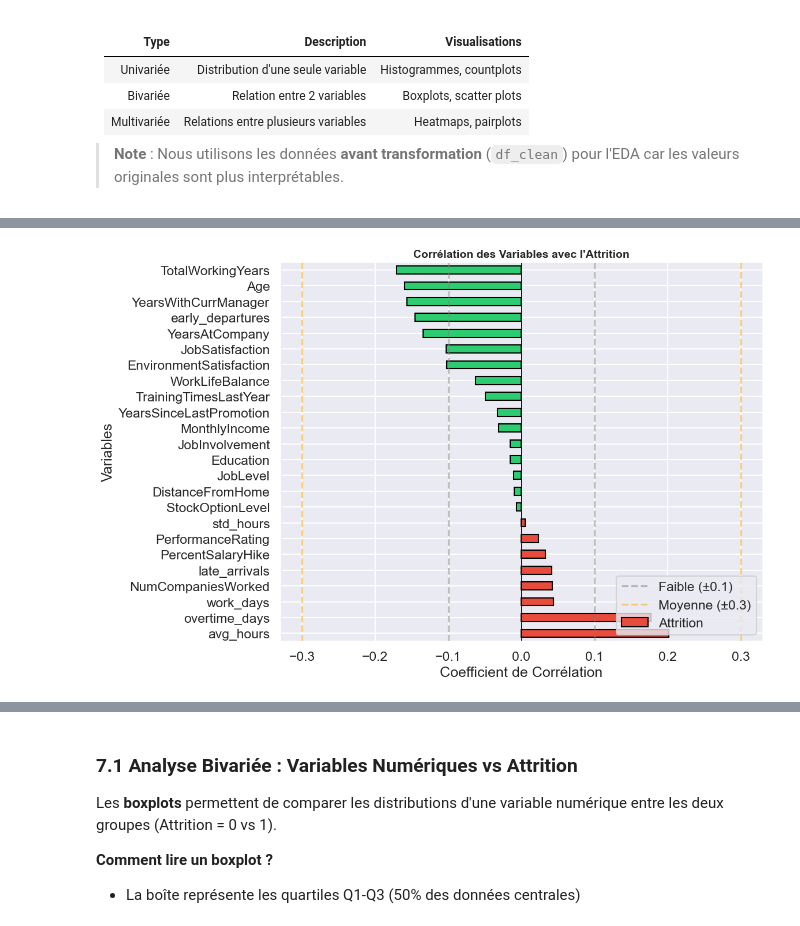
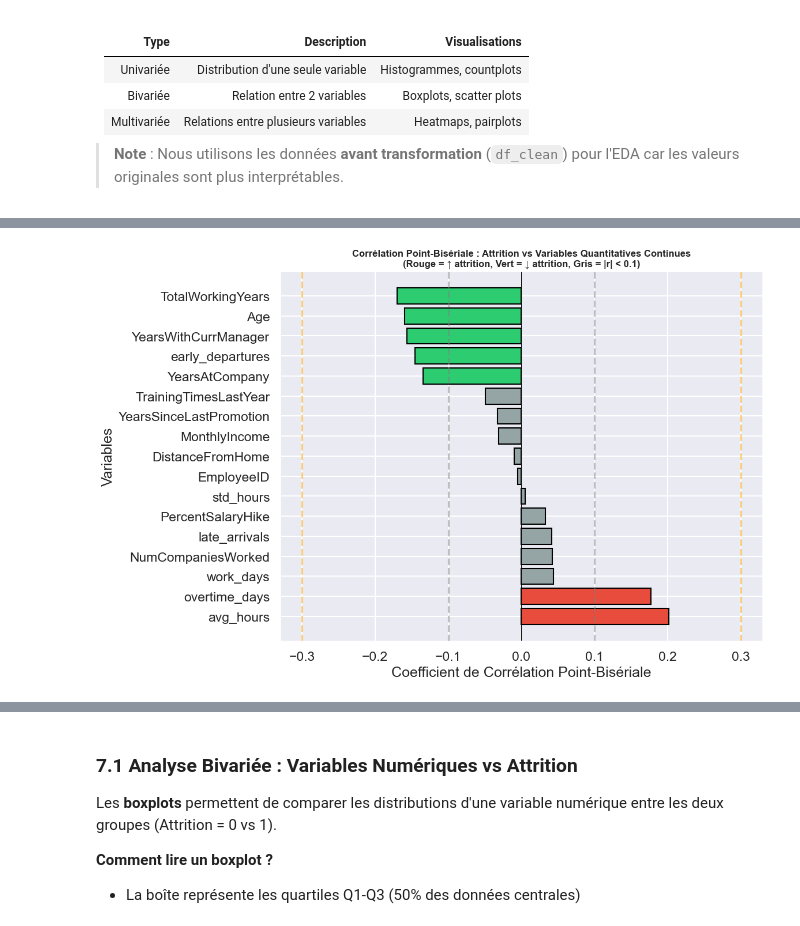
Before and after one commit to BenGuerre/cesia, a Jupyter notebook: main.ipynb, the cells around one changed output, grey strips where cells are left out. Cells and saved outputs as stored; diff of their text form; code cells hidden in the pictures.

```diff
--- a/main.ipynb
+++ b/main.ipynb
@@ -1474,35 +1476,91 @@ Name: Attrition, dtype: float64
 # %%
 # =============================================================================
-# CORRÉLATIONS SPÉCIFIQUES AVEC ATTRITION
+# PARTIE 2 : CORRÉLATION POINT-BISÉRIALE (Attrition vs Variables Quantitatives)
 # =============================================================================
 
-# Visualisation des corrélations avec Attrition (barplot horizontal)
+from scipy.stats import pointbiserialr
+
+print("=" * 60)
+print("CORRÉLATION POINT-BISÉRIALE")
+print("(Attrition [binaire] vs Variables quantitatives continues)")
+print("=" * 60)
+
+# Liste des variables catégorielles/ordinales à exclure
+categorical_vars = [
+    'Attrition',                # Variable cible (binaire)
+    'Education',                # Échelle ordinale 1-5
+    'JobLevel',                 # Échelle ordinale 1-5
+    'StockOptionLevel',         # Échelle ordinale 0-3
+    'EnvironmentSatisfaction',  # Échelle ordinale 1-4
+    'JobSatisfaction',          # Échelle ordinale 1-4
+    'WorkLifeBalance',          # Échelle ordinale 1-4
+    'JobInvolvement',           # Échelle ordinale 1-4
+    'PerformanceRating',        # Échelle ordinale 1-4
+    'RelationshipSatisfaction', # Échelle ordinale 1-4
+]
+
+# Sélection des variables quantitatives continues
+numeric_cols = df_clean.select_dtypes(include=[np.number]).columns.tolist()
+quantitative_cols = [col for col in numeric_cols if col not in categorical_vars]
+
+print(f"\n📊 Variables quantitatives continues analysées : {len(quantitative_cols)}")
+
+# Calcul de la corrélation point-bisériale pour chaque variable
+results = []
+for col in quantitative_cols:
+    valid_data = df_clean[[col, 'Attrition']].dropna()
+    if len(valid_data) > 0:
+        corr, pvalue = pointbiserialr(valid_data['Attrition'], valid_data[col])
+        results.append({
+            'Variable': col,
+            'Corrélation': corr,
+            'P-value': pvalue,
+            'Significatif (correlation ≥ 0.1)': '✓' if abs(corr) >= 0.1 else '✗'
+        })
+
+# Création du DataFrame des résultats
+corr_df = pd.DataFrame(results)
+corr_df = corr_df.sort_values('Corrélation', ascending=False)
+
+print("\n📊 Corrélations point-bisériales avec Attrition :")
+print("   (triées par valeur de corrélation)\n")
+print(corr_df.to_string(index=False))
+
+# Visualisation
 plt.figure(figsize=(12, 8))
 
-# Exclure Attrition de la liste
-attrition_corr_plot = attrition_corr.drop('Attrition')
+# Couleurs selon la force de la corrélation (seuil = 0.1)
+colors = []
+for _, row in corr_df.iterrows():
+    if abs(row['Corrélation']) < 0.1:
+        colors.append('#95a5a6')  # Gris si corrélation faible (< 0.1)
+    elif row['Corrélation'] > 0:
+        colors.append('#e74c3c')  # Rouge si positif
+    else:
+        colors.append('#2ecc71')  # Vert si négatif
 
-# Couleurs selon le signe
-colors = ['#e74c3c' if x > 0 else '#2ecc71' for x in attrition_corr_plot]
+plt.barh(range(len(corr_df)), corr_df['Corrélation'], color=colors, edgecolor='black')
+plt.yticks(range(len(corr_df)), corr_df['Variable'])
+plt.axvline(x=0, color='black', linewidth=0.8)
+plt.xlabel('Coefficient de Corrélation Point-Bisériale')
+plt.ylabel('Variables')
+plt.title('Corrélation Point-Bisériale : Attrition vs Variables Quantitatives Continues\n(Rouge = ↑ attrition, Vert = ↓ attrition, Gris = |r| < 0.1)',
+          fontsize=12, fontweight='bold')
 
-# Barplot
-attrition_corr_plot.plot(kind='barh', color=colors, edgecolor='black')
-plt.axvline(x=0, color='black', linewidth=0.8)
-plt.xlabel('Coefficient de Corrélation')
-plt.ylabel('Variables')
-plt.title('Corrélation des Variables avec l\'Attrition', fontsize=14, fontweight='bold')
-
-# Lignes de référence pour corrélations faibles/moyennes/fortes
-plt.axvline(x=0.1, color='gray', linestyle='--', alpha=0.5, label='Faible (±0.1)')
+# Lignes de référence
+plt.axvline(x=0.1, color='gray', linestyle='--', alpha=0.5)
 plt.axvline(x=-0.1, color='gray', linestyle='--', alpha=0.5)
-plt.axvline(x=0.3, color='orange', linestyle='--', alpha=0.5, label='Moyenne (±0.3)')
+plt.axvline(x=0.3, color='orange', linestyle='--', alpha=0.5)
 plt.axvline(x=-0.3, color='orange', linestyle='--', alpha=0.5)
 
-plt.legend(loc='lower right')
 plt.tight_layout()
 plt.show()
 
+# Résumé des variables avec corrélation notable
+notable_vars = corr_df[abs(corr_df['Corrélation']) >= 0.1]
+print(f"\n📈 Variables avec corrélation NOTABLE (|r| ≥ 0.1) : {len(notable_vars)}/{len(corr_df)}")
 print("\n💡 OBSERVATIONS CLÉS :")
-print("  - Variables avec corrélation POSITIVE : favorisent l'attrition")
-print("  - Variables avec corrélation NÉGATIVE : réduisent l'attrition")
+print("  - Corrélation POSITIVE : ces facteurs AUGMENTENT le risque d'attrition")
+print("  - Corrélation NÉGATIVE : ces facteurs RÉDUISENT le risque d'attrition")
+print("  - Variables en GRIS : corrélation faible (|r| < 0.1)")
 # %% [output]
@@ -1509 +1584 @@ print("  - Variables avec corrélation NÉGATIVE : réduisent l'attrition")
-[figure, old version]
+[figure, new version]
```
Also changed, not shown: parts of 50 cells of this notebook.
